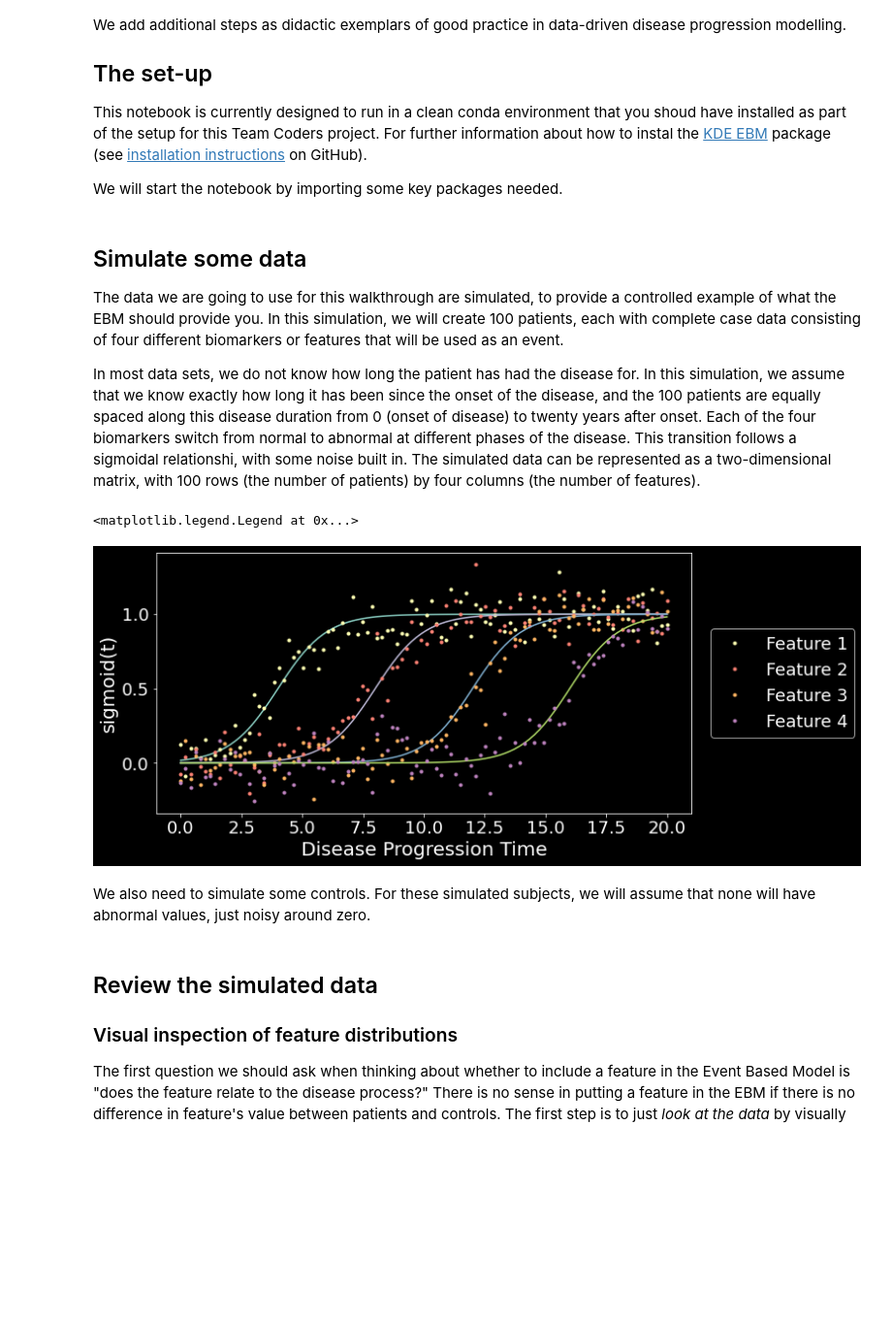
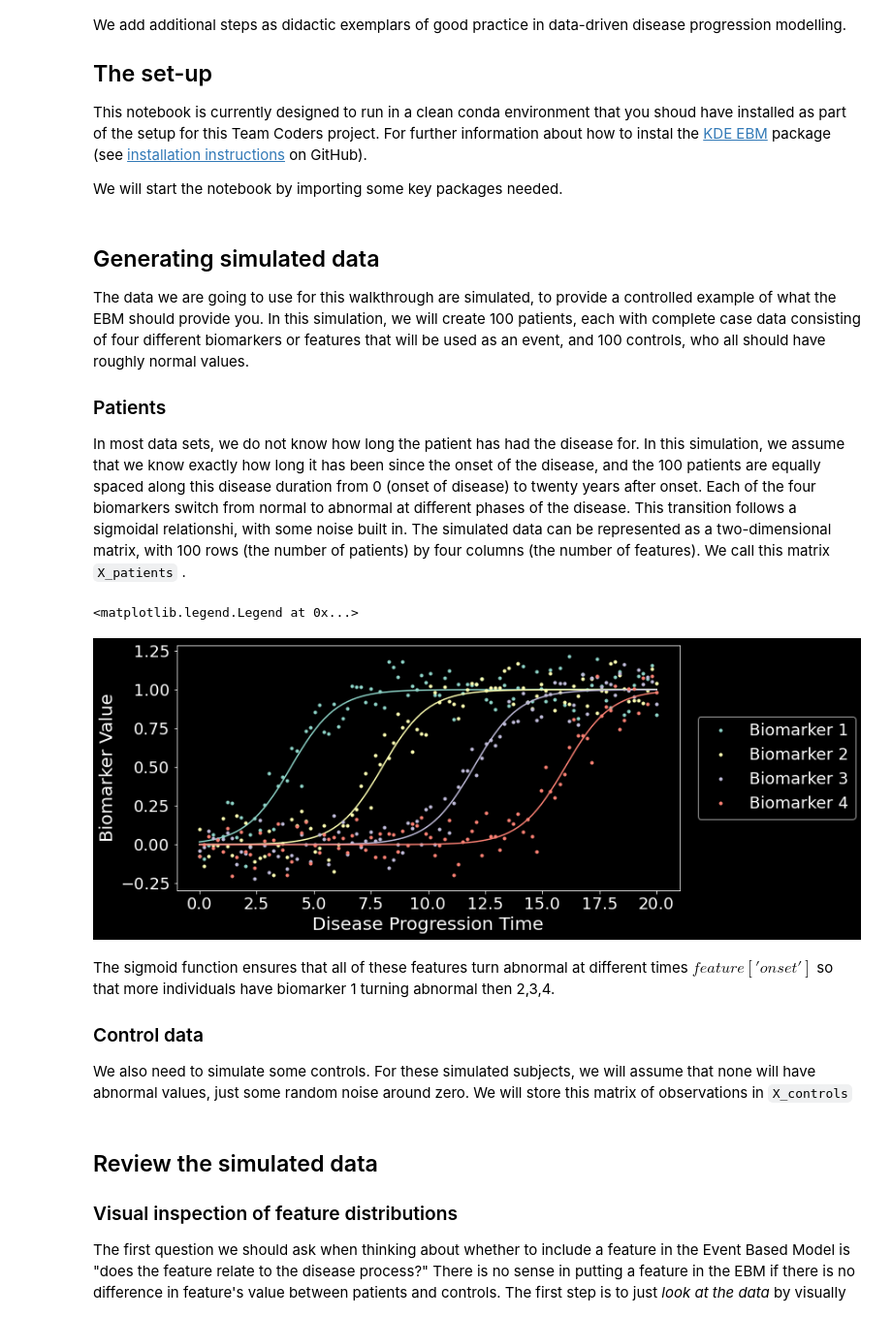
Before and after one commit to siddharthramanan/TeamCoders_Event_Based_Model, a Jupyter notebook: 3_UsingTheEventBasedModel/kde_ebm_walkthrough.ipynb, the cells around one changed output. Shown at 97% size. Cells and saved outputs as stored; diff of their text form; code cells hidden in the pictures; blank space fills up the shorter version.

```diff
--- a/3_UsingTheEventBasedModel/kde_ebm_walkthrough.ipynb
+++ b/3_UsingTheEventBasedModel/kde_ebm_walkthrough.ipynb
@@ -28,49 +28,65 @@ import numpy as np
 import matplotlib.pyplot as plt
 plt.rcParams.update({'font.size': 18}) # default fontsize
 # %% [markdown]
-## Simulate some data
-The data we are going to use for this walkthrough are simulated, to provide a controlled example of what the EBM should provide you. In this simulation, we will create 100 patients, each with complete case data consisting of four different biomarkers or features that will be used as an event.
+## Generating simulated data
+The data we are going to use for this walkthrough are simulated, to provide a controlled example of what the EBM should provide you. In this simulation, we will create 100 patients, each with complete case data consisting of four different biomarkers or features that will be used as an event, and 100 controls, who all should have roughly normal values.
 
-In most data sets, we do not know how long the patient has had the disease for. In this simulation, we assume that we know exactly how long it has been since the onset of the disease, and the 100 patients are equally spaced along this disease duration from 0 (onset of disease) to twenty years after onset. Each of the four biomarkers switch from normal to abnormal at different phases of the disease. This transition follows a sigmoidal relationshi, with some noise built in. The simulated data can be represented as a two-dimensional matrix, with 100 rows (the number of patients) by four columns (the number of features).
+### Patients
+In most data sets, we do not know how long the patient has had the disease for. In this simulation, we assume that we know exactly how long it has been since the onset of the disease, and the 100 patients are equally spaced along this disease duration from 0 (onset of disease) to twenty years after onset. Each of the four biomarkers switch from normal to abnormal at different phases of the disease. This transition follows a sigmoidal relationshi, with some noise built in. The simulated data can be represented as a two-dimensional matrix, with 100 rows (the number of patients) by four columns (the number of features). We call this matrix `X_patients` .
 # %%
 num_features = 4   # number of events/features
 num_patients = 100 # number of patients
 disease_duration = 20 # Number of years
 
 noise_scale = 0.1
 
-dp = np.linspace(0, disease_duration, num_patients)
+# Define the disease progression timeline: from 0 (right at onset of disease)
+# to 20 (20 years past the onset of disease)
+# We will be generating subjects equally spaced along this disease progression timeline
+disease_time = np.linspace(0, disease_duration, num_patients)
+
+# Helpful function to geneate sigmoid biomarker tracjectories along the disease time
 sigmoid = lambda t, a=1, b=-10 : 1/(1 + np.exp(-a*(t-b)))
 
+X_patients = np.empty(shape=(num_patients,num_features))
+
+# If using dark background, then keep the next line in, otherwise comment it out.
+plt.style.use('dark_background')
+
+# Get the colors of the plot so points and lines can be the same.
+prop_cycle = plt.rcParams['axes.prop_cycle']
+colors = prop_cycle.by_key()['color']
+
+# List of dictionaries for key plotting information of each biomarker
 feature_info = [
-    { 'label': "Biomarker 1", 'gradient': 1, 'onset': 4},
-    { 'label': "Biomarker 2", 'gradient': 1, 'onset': 8},
-    { 'label': "Biomarker 3", 'gradient': 1, 'onset': 12},
-    { 'label': "Biomarker 4", 'gradient': 1, 'onset': 16}
+    { 'label': 'Biomarker 1', 'gradient': 1, 'onset': 4, 'color': colors[0]},
+    { 'label': 'Biomarker 2', 'gradient': 1, 'onset': 8, 'color': colors[1]},
+    { 'label': 'Biomarker 3', 'gradient': 1, 'onset': 12, 'color': colors[2]},
+    { 'label': 'Biomarker 4', 'gradient': 1, 'onset': 16, 'color': colors[3]}
 ]
 
-X = np.empty(shape=(num_patients,num_features))
-# If using dark background, then keep this line in, otherwise comment it out.
-plt.style.use('dark_background')
 fig,ax = plt.subplots(figsize=(10,5))
 k=0
 for feature in feature_info:
     # print('a = %i, b = %i' % (a,b))
-    x = sigmoid(t=dp,a=feature['gradient'],b=feature['onset'])
+    x = sigmoid(t=disease_time,a=feature['gradient'],b=feature['onset'])
     #print(x)
-    ax.plot(dp, x)
+    ax.plot(disease_time, x, color = feature['color'])
     y = x + np.random.normal(0, noise_scale, x.size)
-    X[:,k] = y
-    ax.plot(dp, y,'.',label=feature['label'])
+    X_patients[:,k] = y
+    ax.plot(disease_time, y,'.',label=feature['label'], color = feature['color'])
     k = k + 1
 
 ax.set_xlabel("Disease Progression Time",fontsize=20)
-ax.set_ylabel("sigmoid(t)",fontsize=20)
+ax.set_ylabel("Biomarker Value",fontsize=20)
 ax.legend(bbox_to_anchor=(1.02, 0.5),loc="center left")
 # %% [output]
 <matplotlib.legend.Legend at 0x...>
-[figure, old version]
+[figure, new version]
 # %% [markdown]
-We also need to simulate some controls. For these simulated subjects, we will assume that none will have abnormal values, just noisy around zero.
+The sigmoid function ensures that all of these features turn abnormal at different times $feature['onset']$ so that more individuals have biomarker 1 turning abnormal then 2,3,4.
+
+### Control data
+We also need to simulate some controls. For these simulated subjects, we will assume that none will have abnormal values, just some random noise around zero. We will store this matrix of observations in `X_controls`
 # %%
 #* Sample some controls
```
Also changed, not shown: parts of 31 cells of this notebook.
